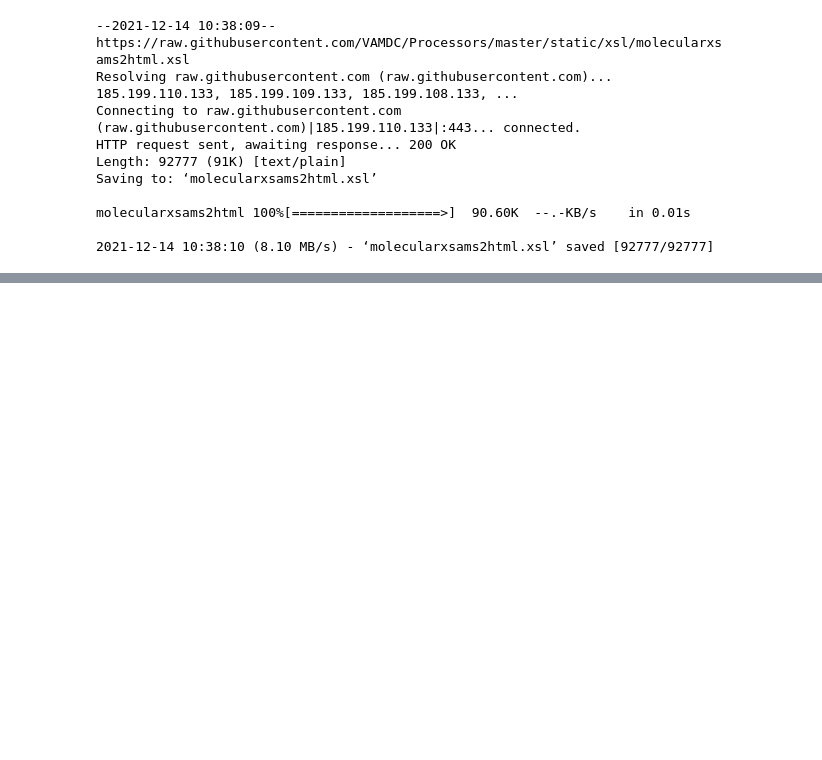
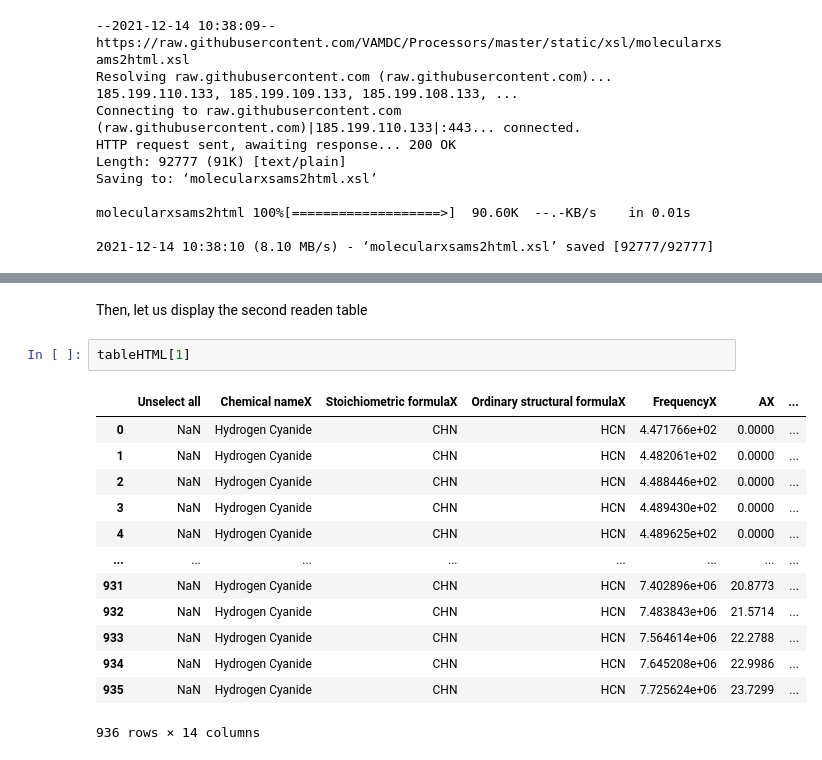
Before and after one commit to cmzwolf/JupyterVAMDCPortal, a Jupyter notebook: portalTest.ipynb, the cells around one changed output, grey strips where cells are left out. Cells and saved outputs as stored; diff of their text form; blank space fills up the shorter version.

```diff
--- a/portalTest.ipynb
+++ b/portalTest.ipynb
@@ -188,0 +223,18 @@ output = xsltfile(xmlfile).write_output('test1.html')
+# %% [markdown]
+Then, let us display the second readen table
+# %%
+tableHTML[1]
+# %% [output]
+|  | Unselect all | Chemical nameX | Stoichiometric formulaX | Ordinary structural formulaX | FrequencyX | AX | ... |
+| 0 | NaN | Hydrogen Cyanide | CHN | HCN | 4.471766e+02 | 0.0000 | ... |
+| 1 | NaN | Hydrogen Cyanide | CHN | HCN | 4.482061e+02 | 0.0000 | ... |
+| 2 | NaN | Hydrogen Cyanide | CHN | HCN | 4.488446e+02 | 0.0000 | ... |
+| 3 | NaN | Hydrogen Cyanide | CHN | HCN | 4.489430e+02 | 0.0000 | ... |
+| 4 | NaN | Hydrogen Cyanide | CHN | HCN | 4.489625e+02 | 0.0000 | ... |
+| ... | ... | ... | ... | ... | ... | ... | ... |
+| 931 | NaN | Hydrogen Cyanide | CHN | HCN | 7.402896e+06 | 20.8773 | ... |
+| 932 | NaN | Hydrogen Cyanide | CHN | HCN | 7.483843e+06 | 21.5714 | ... |
+| 933 | NaN | Hydrogen Cyanide | CHN | HCN | 7.564614e+06 | 22.2788 | ... |
+| 934 | NaN | Hydrogen Cyanide | CHN | HCN | 7.645208e+06 | 22.9986 | ... |
+| 935 | NaN | Hydrogen Cyanide | CHN | HCN | 7.725624e+06 | 23.7299 | ... |
+936 rows × 14 columns
```
Also changed, not shown: parts of 9 cells of this notebook.
